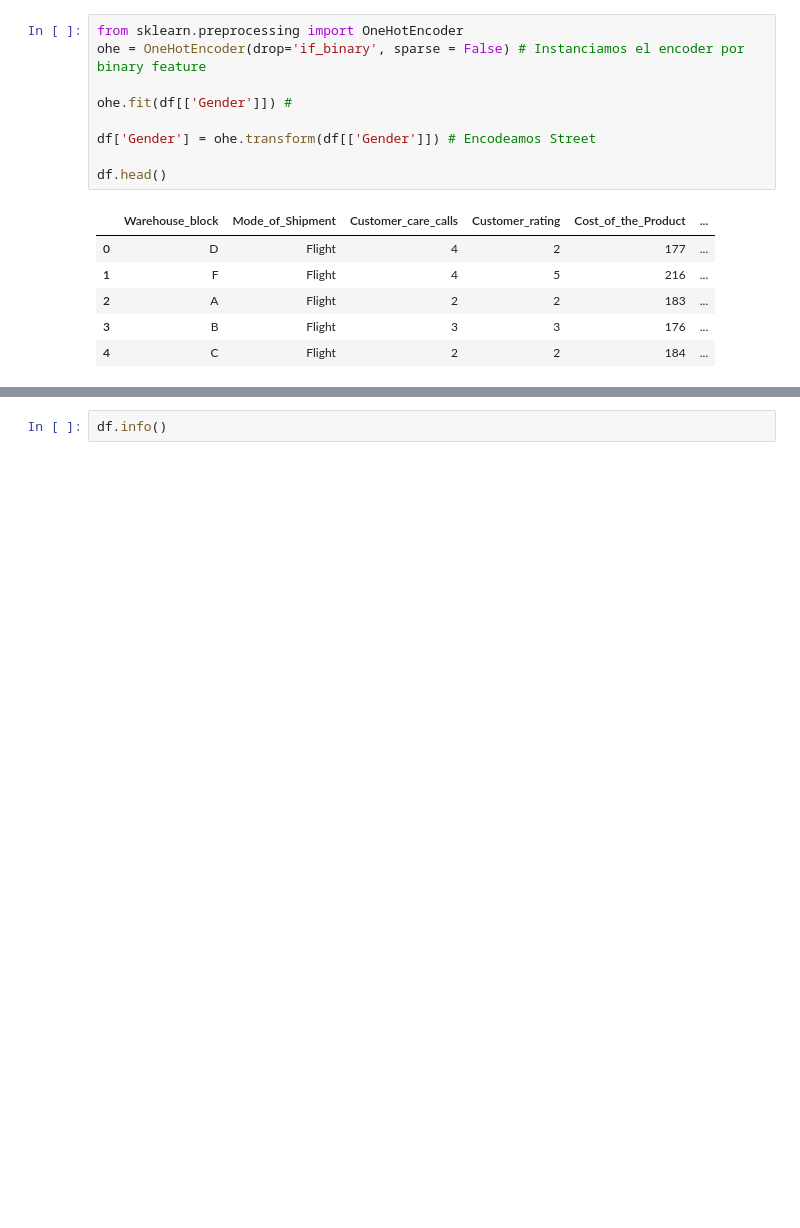
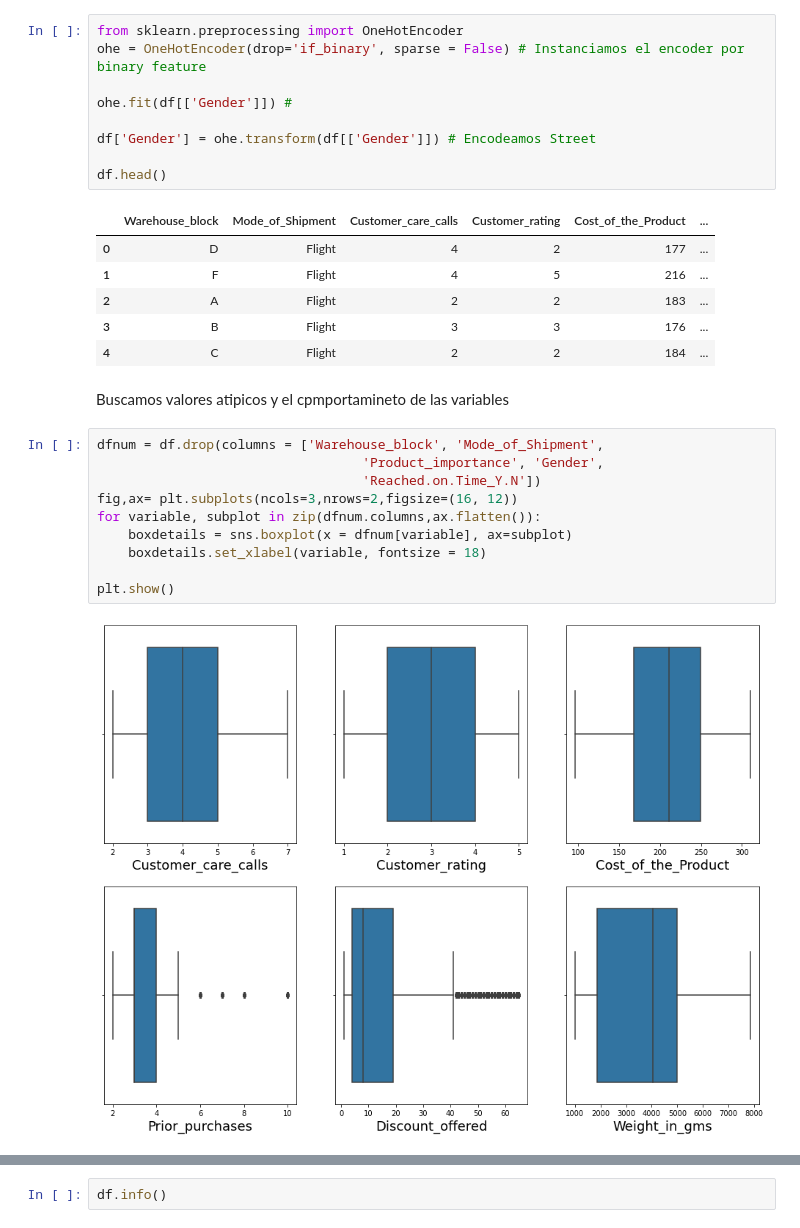
Before and after one commit to jorgemfa113/PIML, a Jupyter notebook: proyecto ML.ipynb, the cells around one changed output, grey strips where cells are left out. Drawn from its saved outputs; the diff is of its cells as text; blank space fills up the shorter version.

```diff
--- a/proyecto ML.ipynb
+++ b/proyecto ML.ipynb
@@ -47,3 +57,17 @@ df.head()
 | 2 | A | Flight | 2 | 2 | 183 | ... |
 | 3 | B | Flight | 3 | 3 | 176 | ... |
 | 4 | C | Flight | 2 | 2 | 184 | ... |
+# %% [markdown]
+Buscamos valores atipicos y el cpmportamineto de las variables
+# %%
+dfnum = df.drop(columns = ['Warehouse_block', 'Mode_of_Shipment',
+                                  'Product_importance', 'Gender',
+                                  'Reached.on.Time_Y.N'])
+fig,ax= plt.subplots(ncols=3,nrows=2,figsize=(16, 12))
+for variable, subplot in zip(dfnum.columns,ax.flatten()):
+    boxdetails = sns.boxplot(x = dfnum[variable], ax=subplot)
+    boxdetails.set_xlabel(variable, fontsize = 18)
+
+plt.show()
+# %% [output]
+[figure, added]
```
Also changed, not shown: parts of 25 cells of this notebook.
